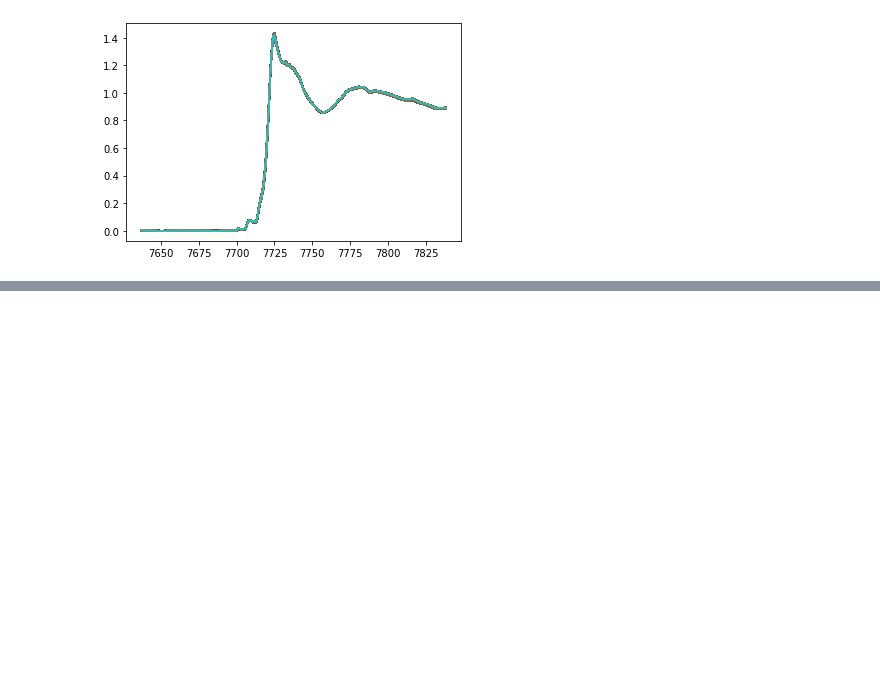
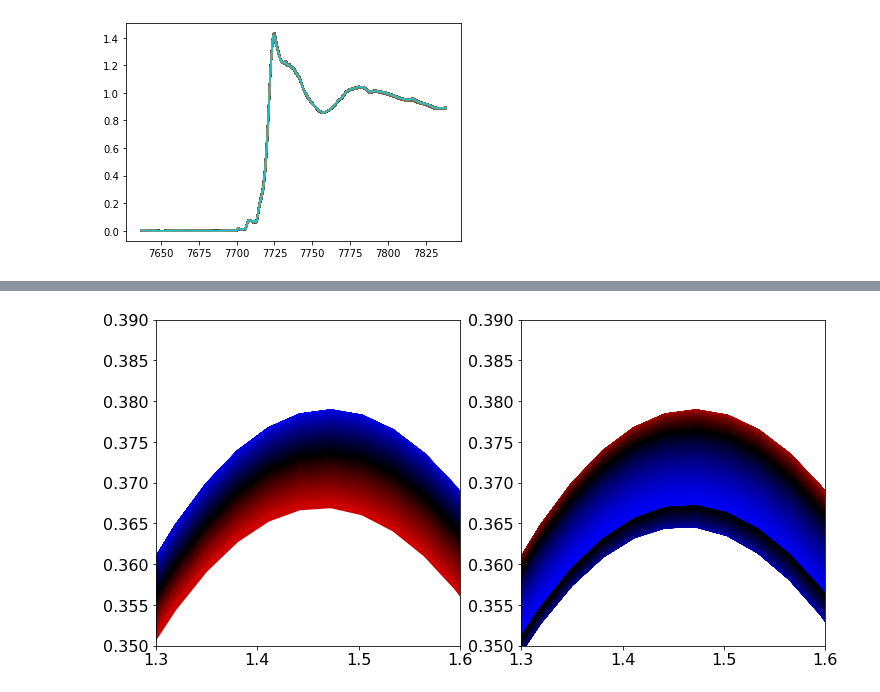
Before and after one commit to BGerwe/Xray-Project, a Jupyter notebook: fr_XAS/frXAS Paper Figures/Feb18 0.5 Hz XANES Figure.ipynb, the cells around one changed output, grey strips where cells are left out. Drawn from its saved outputs; the diff is of its cells as text; code cells hidden in the pictures; blank space fills up the shorter version.

```diff
--- a/fr_XAS/frXAS Paper Figures/Feb18 0.5 Hz XANES Figure.ipynb
+++ b/fr_XAS/frXAS Paper Figures/Feb18 0.5 Hz XANES Figure.ipynb
@@ -304,7 +358,7 @@ larch_step = 4
 start_ind = 2
 
 fig = dxas.format_diffXANES(energies[:,0], Ir_larch, Eta_larch,
-                            start_ind=start_ind, step=larch_step, size=(8, 6))
-plt.savefig(r'Plots\\0.5 Hz XANES Difference.png', bbox_inches='tight', dpi=400)
+                            start_ind=start_ind, step=larch_step, size=(3.5, 2.75))
+plt.savefig(r'Plots\\XANES\\0.5 Hz XANES Difference_1.svg', bbox_inches='tight', dpi=400)
 plt.show()
 # %% [output]
@@ -357,0 +405,21 @@ gif.save(sin_frames, 'Plots\\0.5Hz_Wfm.gif', duration=4, unit="s", between='star
+# %%
+_, (ax1, ax2)  = plt.subplots(ncols=2, figsize=(12,6))
+st = 1999
+end = 699
+for i, eta in enumerate(Eta_larch[st:end:-1]):
+
+    color = dxas.colorfun(eta, np.max(Eta_larch), np.min(Eta_larch))
+    ax1.plot(rs[:, -(i+end)], chi_mags[:, -(i+end)], color=color)
+
+for i, eta in enumerate(Eta_larch):
+
+    color = dxas.colorfun(eta, np.max(Eta_larch), np.min(Eta_larch))
+    ax2.plot(rs[:, i], chi_mags[:, i], color=color)
+
+ax1.set_xlim(1.3, 1.6)
+ax1.set_ylim(.35, 0.39)
+ax2.set_xlim(1.3, 1.6)
+ax2.set_ylim(.35, 0.39)
+plt.show()
+# %% [output]
+[figure, added]
```
Also changed, not shown: parts of 25 cells of this notebook, 16 other files.
